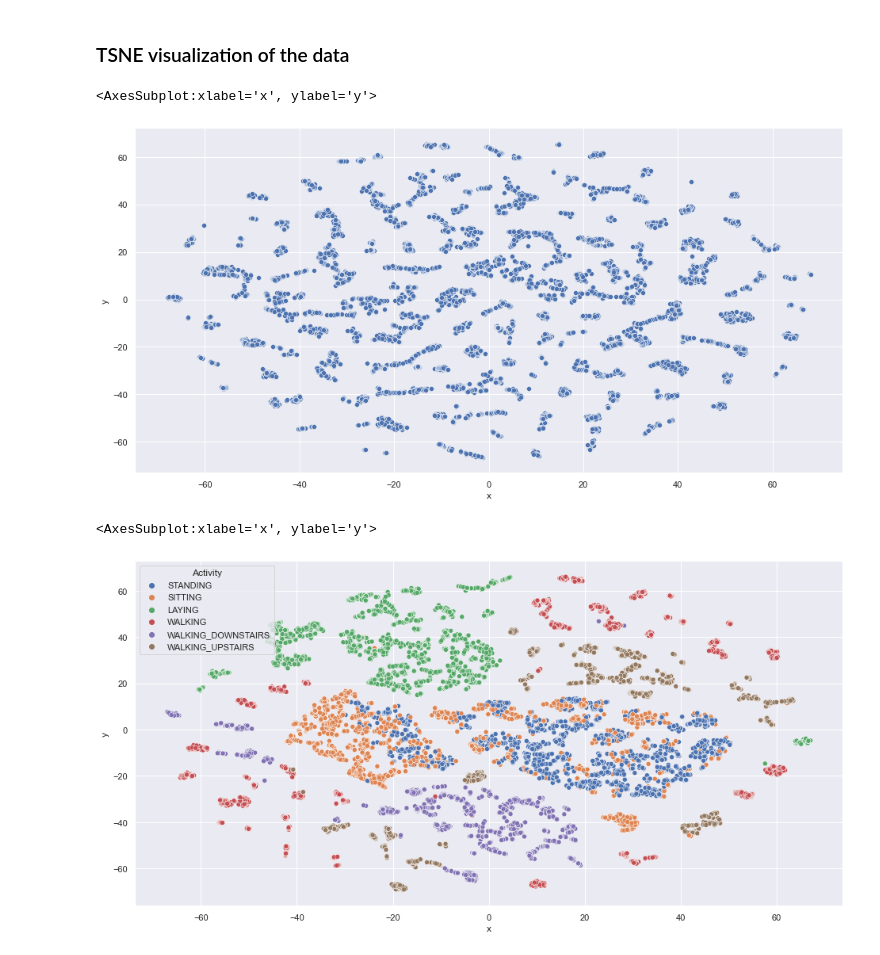
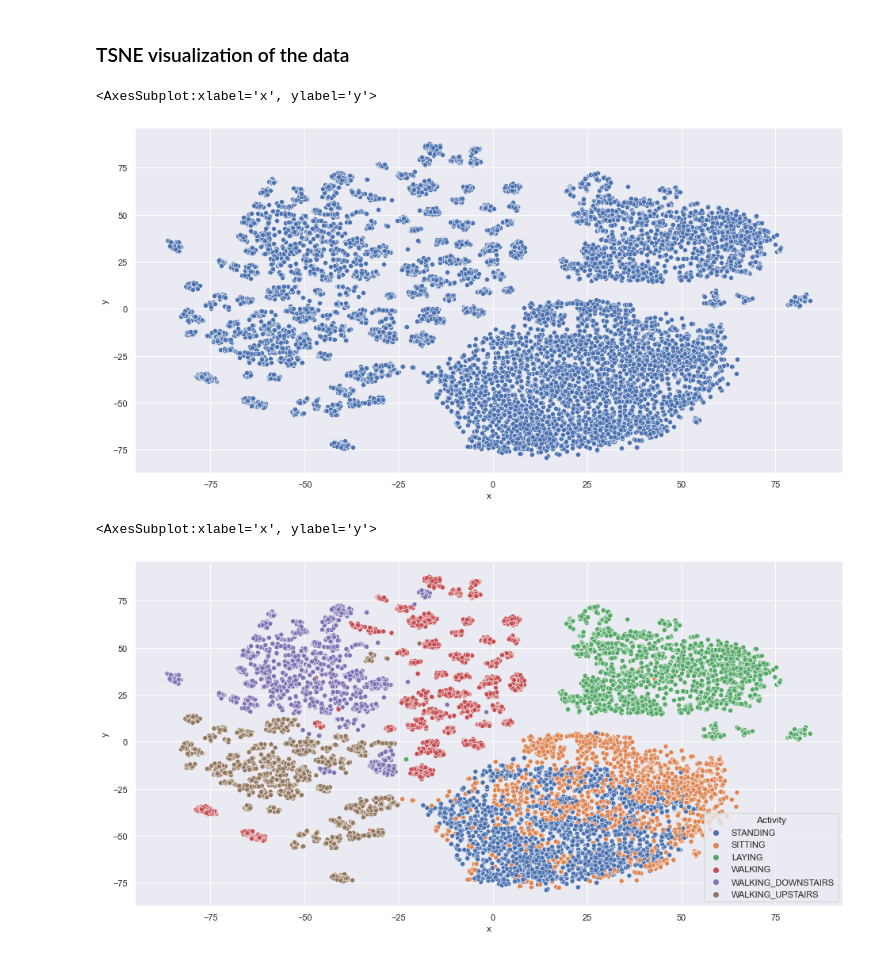
Before and after one commit to Ry3nG/SC1015-Project-Smartphone-Sensor-Privacy-Leak, a Jupyter notebook: project_main.ipynb, the cells around one changed output. Cells and saved outputs as stored; diff of their text form; code cells hidden in the pictures.

```diff
--- a/project_main.ipynb
+++ b/project_main.ipynb
@@ -182,29 +182,29 @@ for col in df_total.columns]), orient='index').rename(columns=
 # %%
 # drop all non-numeric data
 non_numeric = ["subject", "Activity"]
 df_numeric = df_total.drop(non_numeric, axis=1)
 
 # TSNE fitting
 from sklearn.manifold import TSNE
 
-m = TSNE(learning_rate=50)
+m = TSNE(learning_rate=200)
 tsne_features = m.fit_transform(df_numeric)
 tsne_features[1:4:, :]
 df_total["x"] = tsne_features[:, 0]
 df_total["y"] = tsne_features[:, 1]
 
 # plot using seaborn
 plt.figure(figsize=(16,8))
 sb.scatterplot(x="x", y="y", data=df_total)
 # %% [output]
 <AxesSubplot:xlabel='x', ylabel='y'>
-[figure, old version]
+[figure, new version]
 # %%
 plt.figure(figsize=(16,8))
 sb.scatterplot(x="x", y="y", hue="Activity", data=df_total)
 # %% [output]
 <AxesSubplot:xlabel='x', ylabel='y'>
-[figure, old version]
+[figure, new version]
 # %%
 plt.figure(figsize=(16,8))
 sb.scatterplot(x='x', y='y', hue = 'subject', data = df_total)
```
Also changed, not shown: parts of 3 cells of this notebook.
